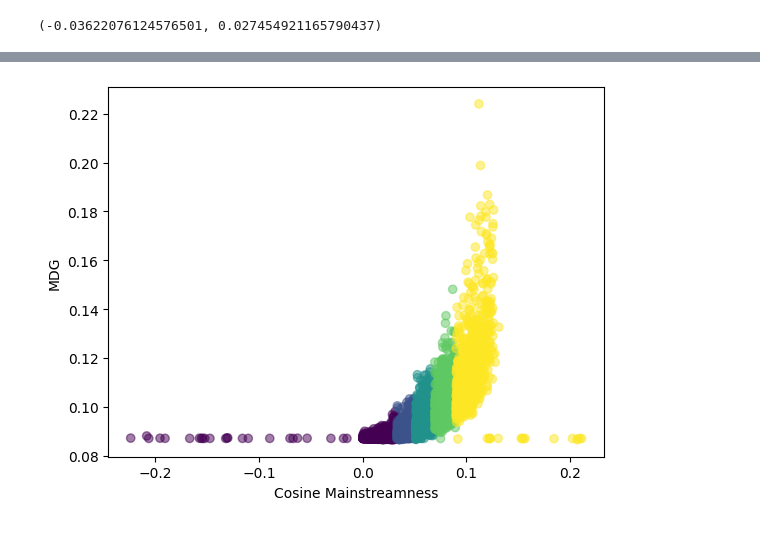
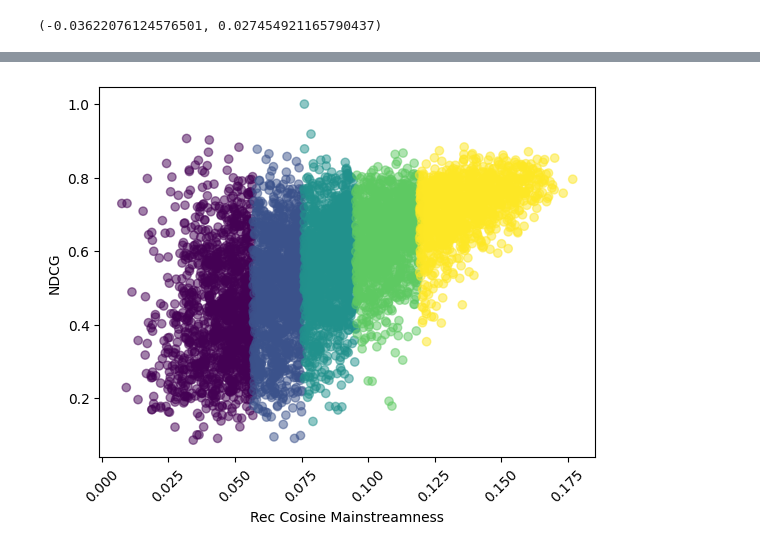
Before and after one commit to ziw42/recommendation_bias, a Jupyter notebook: script.ipynb, the cells around one changed output, grey strips where cells are left out. Saved outputs shown, nothing was run; the diff lists cells and outputs as text; code cells hidden in the pictures.

```diff
--- a/script.ipynb
+++ b/script.ipynb
@@ -1048,20 +984,0 @@ plt.show()
-# %%
-df = {"Performance": [], "Ave_rank":[], "metric": [], "group": [], "ave_metric": []}
-for group in range(k):
-    for t in results["itmcos"]["Performance"][group]:
-        df["Performance"].append(t)
-    for t in results["itmcos"]["Ave_rank"][group]:
-        df["Ave_rank"].append(t)
-    ave_metric_ = results["itmcos"]["Ave_mtc"][group]
-    for t in results["itmcos"]["Metric"][group]:
-        df["metric"].append(t)
-        df["group"].append(group)
-        df["ave_metric"].append(ave_metric_)
-df = pd.DataFrame(df)
-df.to_csv("./data/item cos.csv")
-plt.scatter(df["metric"], df["Performance"], c=df["group"], alpha=0.5)
-plt.ylabel("MDG")
-plt.xlabel("Cosine Mainstreamness")
-plt.show()
-# %% [output]
-[figure, removed]
@@ -1067,0 +1050,21 @@ plt.show()
+# %%
+df = {"NDCG": [], "Ave_rank":[], "metric": [], "group": [], "ave_metric": []}
+for group in range(k):
+    for t in results["usrcos"]["NDCG"][group]:
+        df["NDCG"].append(t)
+    for t in results["usrcos"]["Ave_rank"][group]:
+        df["Ave_rank"].append(t)
+    ave_metric_ = results["usrcos"]["Ave_mtc"][group]
+    for t in results["usrcos"]["Metric"][group]:
+        df["metric"].append(t)
+        df["group"].append(group)
+        df["ave_metric"].append(ave_metric_)
+df = pd.DataFrame(df)
+df.to_csv("./data/user cosine.csv")
+plt.scatter(df["metric"], df["NDCG"], c=df["group"], alpha=0.5)
+plt.ylabel("NDCG")
+plt.xlabel("Rec Cosine Mainstreamness")
+plt.xticks(rotation=45)
+plt.show()
+# %% [output]
+[figure, added]
```
Also changed, not shown: parts of 15 cells of this notebook, 1 other file.
